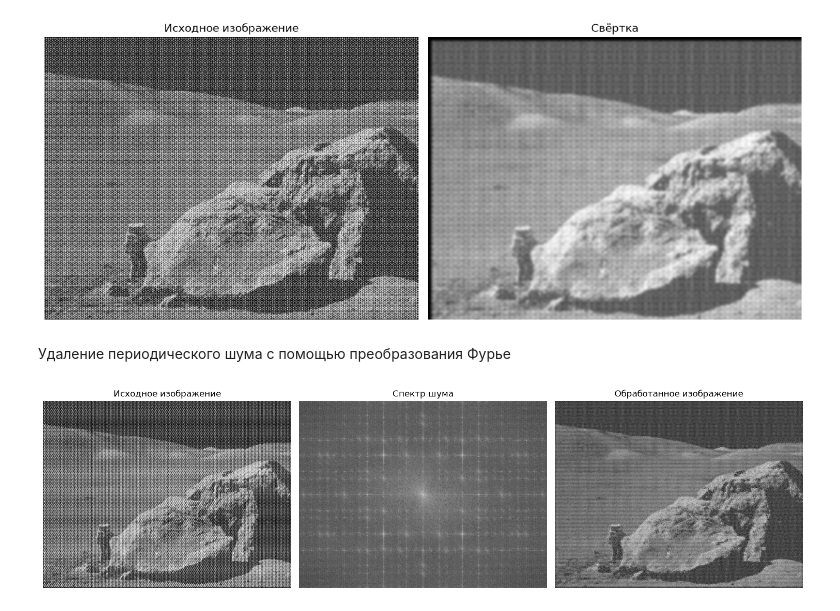
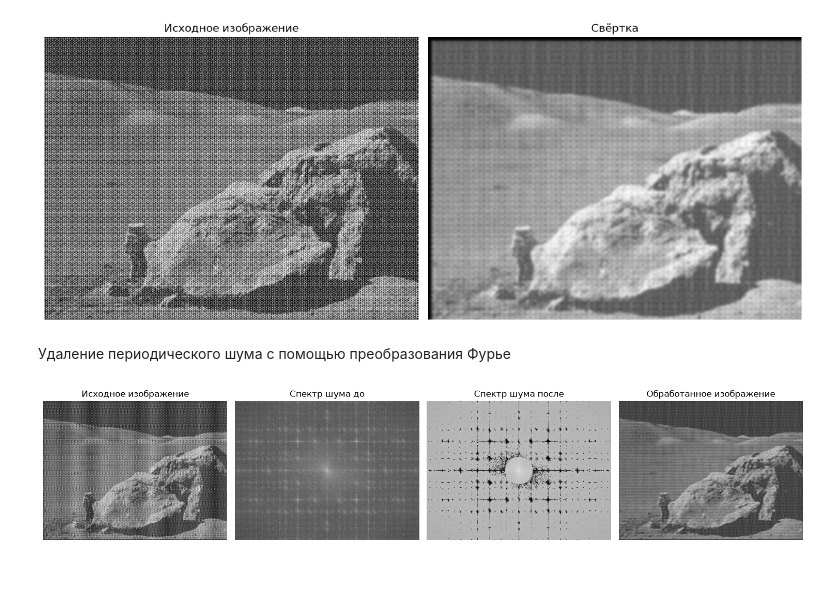
Before and after one commit to waiafur/computer-vision-2026-hw, a Jupyter notebook: task5/task5.ipynb, the cells around one changed output. Saved outputs shown, nothing was run; the diff lists cells and outputs as text; code cells hidden in the pictures; blank space fills up the shorter version.

```diff
--- a/task5/task5.ipynb
+++ b/task5/task5.ipynb
@@ -94,39 +94,39 @@ def remove_periodic_noise(image):
 
     magnitude = 20 * np.log(cv.magnitude(dft_shift[:,:,0], dft_shift[:,:,1]))
     threshold = np.percentile(magnitude, 96)
     noise_mask = magnitude > threshold
 
     rows, cols = image.shape
     center_y, center_x = rows // 2, cols // 2
     center_radius = min(rows, cols) // 10
 
     filter_mask = np.ones((rows, cols, 2), np.float32)
-
     for y in range(rows):
         for x in range(cols):
             if noise_mask[y, x]:
                 dist = np.sqrt((x - center_x)**2 + (y - center_y)**2)
                 if dist > center_radius:
                     filter_mask[y, x] = 0
                     filter_mask[rows-1-y, cols-1-x] = 0
 
-
     fshift = dft_shift * filter_mask
     f_ishift = np.fft.ifftshift(fshift)
     img_back = cv.idft(f_ishift)
     img_back = cv.magnitude(img_back[:,:,0], img_back[:,:,1])
-
     denoised_image = cv.normalize(img_back, None, 0, 255, cv.NORM_MINMAX).astype(np.uint8)
 
-    return denoised_image, magnitude
+    magnitude_filtered = 20 * np.log(cv.magnitude(fshift[:,:,0], fshift[:,:,1]) + 1e-6)
 
-denoised_image, magnitude = remove_periodic_noise(image_gray)
+    return denoised_image, magnitude, magnitude_filtered
+
+denoised_image, magnitude, magnitude_filtered = remove_periodic_noise(image_gray)
 
 plt.figure(figsize=(15, 5))
-plt.subplot(1, 3, 1); plt.imshow(image_gray, cmap='gray'); plt.title('Исходное изображение'); plt.axis('off')
-plt.subplot(1, 3, 2); plt.imshow(magnitude, cmap='gray'); plt.title('Спектр шума'); plt.axis('off')
-plt.subplot(1, 3, 3); plt.imshow(denoised_image, cmap='gray'); plt.title('Обработанное изображение'); plt.axis('off')
+plt.subplot(1, 4, 1); plt.imshow(image_gray, cmap='gray'); plt.title('Исходное изображение'); plt.axis('off')
+plt.subplot(1, 4, 2); plt.imshow(magnitude, cmap='gray'); plt.title('Спектр шума до'); plt.axis('off')
+plt.subplot(1, 4, 3); plt.imshow(magnitude_filtered, cmap='gray'); plt.title('Спектр шума после'); plt.axis('off')
+plt.subplot(1, 4, 4); plt.imshow(denoised_image, cmap='gray'); plt.title('Обработанное изображение'); plt.axis('off')
 plt.tight_layout()
 plt.show()
 # %% [output]
-[figure, old version]
+[figure, new version]
```
